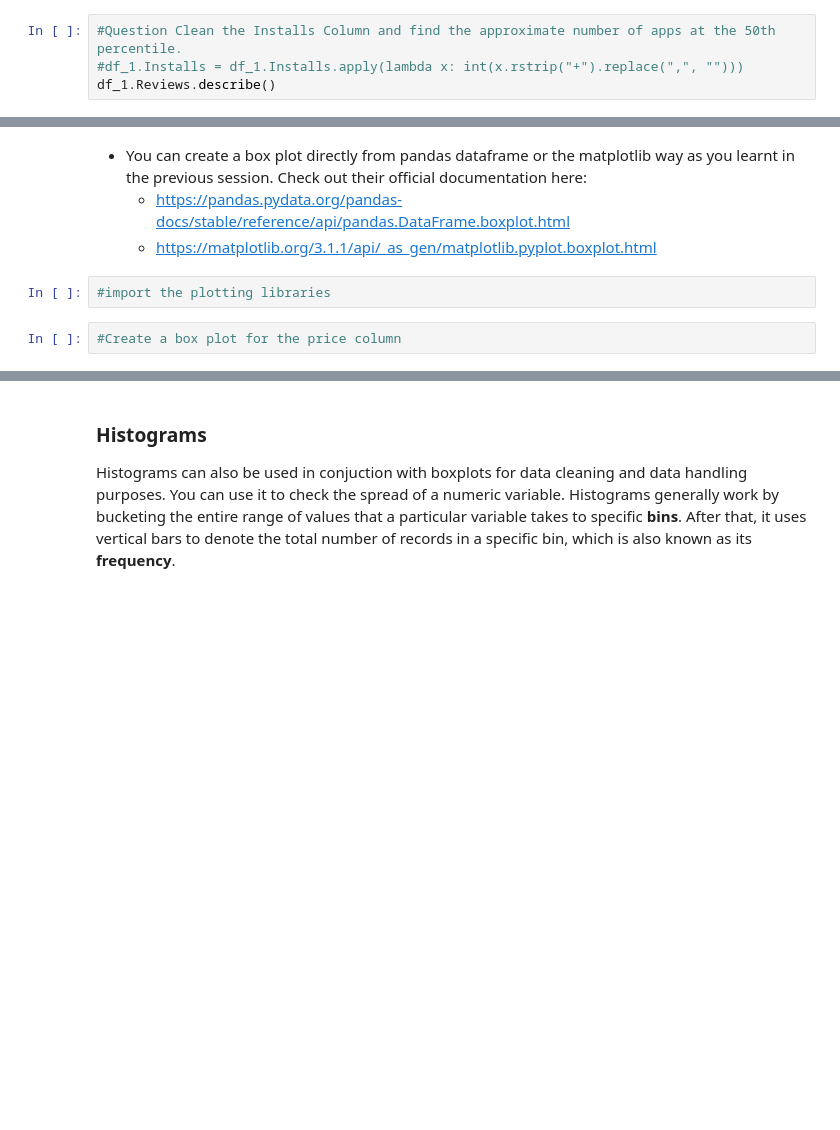
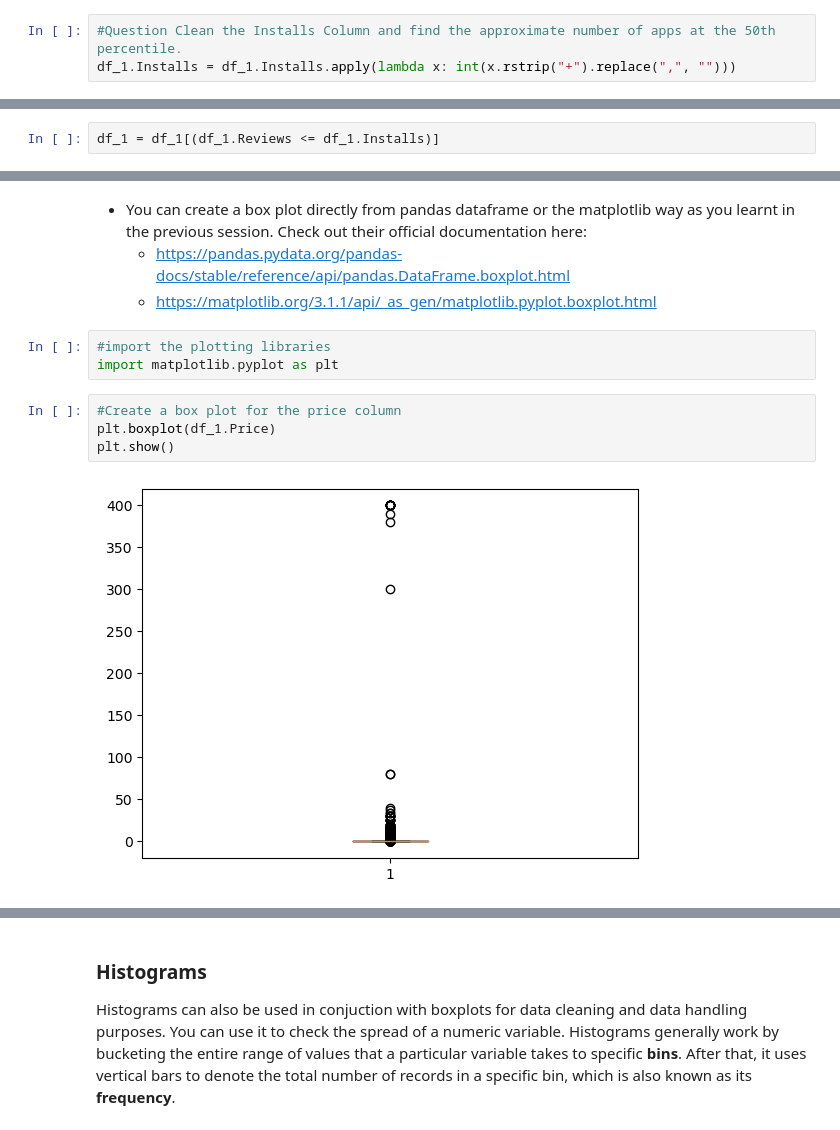
Before and after one commit to mrmankeshraj/PG_Diploma_in_Machine_Learning_and_AI, a Jupyter notebook: Case Study Notebook/Data Visualisation in Python - Case Study.ipynb, the cells around one changed output, grey strips where cells are left out. Drawn from its saved outputs; the diff is of its cells as text; blank space fills up the shorter version.

```diff
--- a/Case Study Notebook/Data Visualisation in Python - Case Study.ipynb
+++ b/Case Study Notebook/Data Visualisation in Python - Case Study.ipynb
@@ -288,5 +302,4 @@ df_1.Installs.head()
 Name: Installs, dtype: object
 # %%
 #Question Clean the Installs Column and find the approximate number of apps at the 50th percentile.
-#df_1.Installs = df_1.Installs.apply(lambda x: int(x.rstrip("+").replace(",", "")))
-df_1.Reviews.describe()
+df_1.Installs = df_1.Installs.apply(lambda x: int(x.rstrip("+").replace(",", "")))
@@ -313,2 +354,4 @@ The data that we have needs to make sense and therefore you can perform certain
+# %%
+df_1 = df_1[(df_1.Reviews <= df_1.Installs)]
 # %%
 #perform the sanity checks on prices of free apps
@@ -330,7 +376,12 @@ Using a box plot you can identify the outliers as follows:
    - https://matplotlib.org/3.1.1/api/_as_gen/matplotlib.pyplot.boxplot.html
 # %%
 #import the plotting libraries
+import matplotlib.pyplot as plt
 # %%
 #Create a box plot for the price column
+plt.boxplot(df_1.Price)
+plt.show()
+# %% [output]
+[figure, added]
 # %%
 #Check the apps with price more than 200
```
Also changed, not shown: parts of 27 cells of this notebook.
